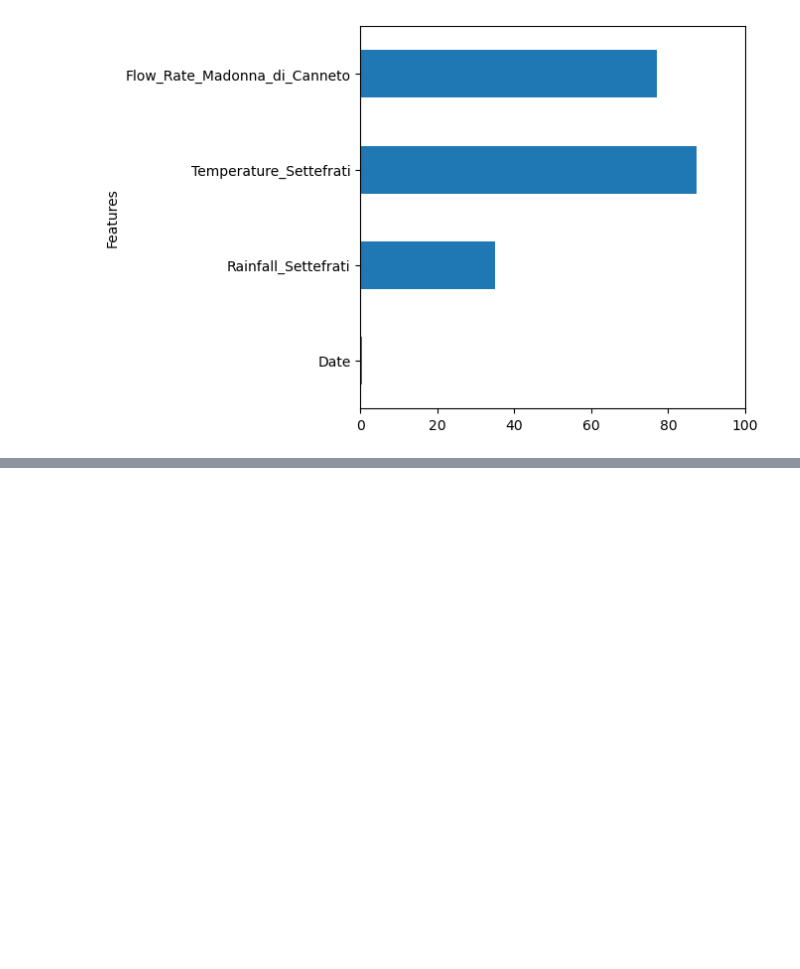
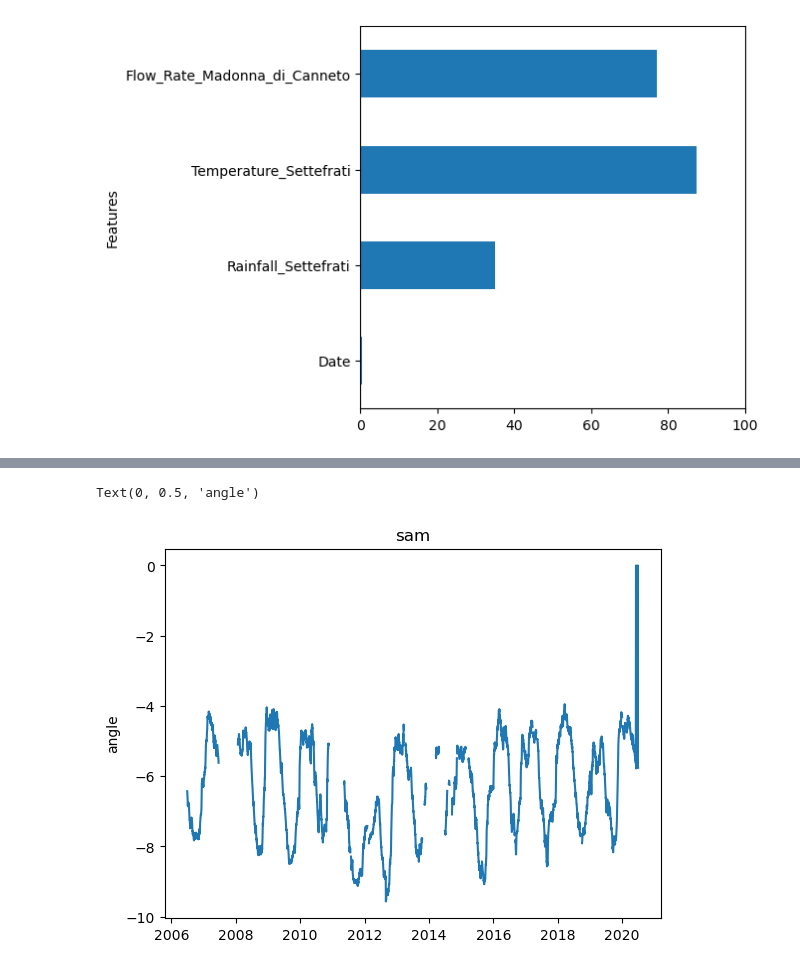
Before and after one commit to safeer-maker/Acea-Water-Prediction, a Jupyter notebook: water prediction.ipynb, the cells around one changed output, grey strips where cells are left out. Cells and saved outputs as stored; diff of their text form; code cells hidden in the pictures; blank space fills up the shorter version.

```diff
--- a/water prediction.ipynb
+++ b/water prediction.ipynb
@@ -490,0 +512,4 @@ Flow_Rate_Madonna_di_Canneto                      1.000000
+# %%
+from datetime import datetime, date
+
+auser_df['Date'] = pd.to_datetime(auser_df['Date'], format = '%d/%m/%Y')
@@ -490,0 +525,12 @@ Flow_Rate_Madonna_di_Canneto                      1.000000
+# %%
+fig, ax = plot.subplots ( 1,  1)
+
+#x = np.array(range(0,10))
+#print (x, x*2)
+
+ax.plot(auser_df['Date'],auser_df['Depth_to_Groundwater_CoS'],)
+ax.set_title ("sam")
+ax.set_ylabel(ylabel = "angle")
+# %% [output]
+Text(0, 0.5, 'angle')
+[figure, added]
```
Also changed, not shown: parts of 42 cells of this notebook.
